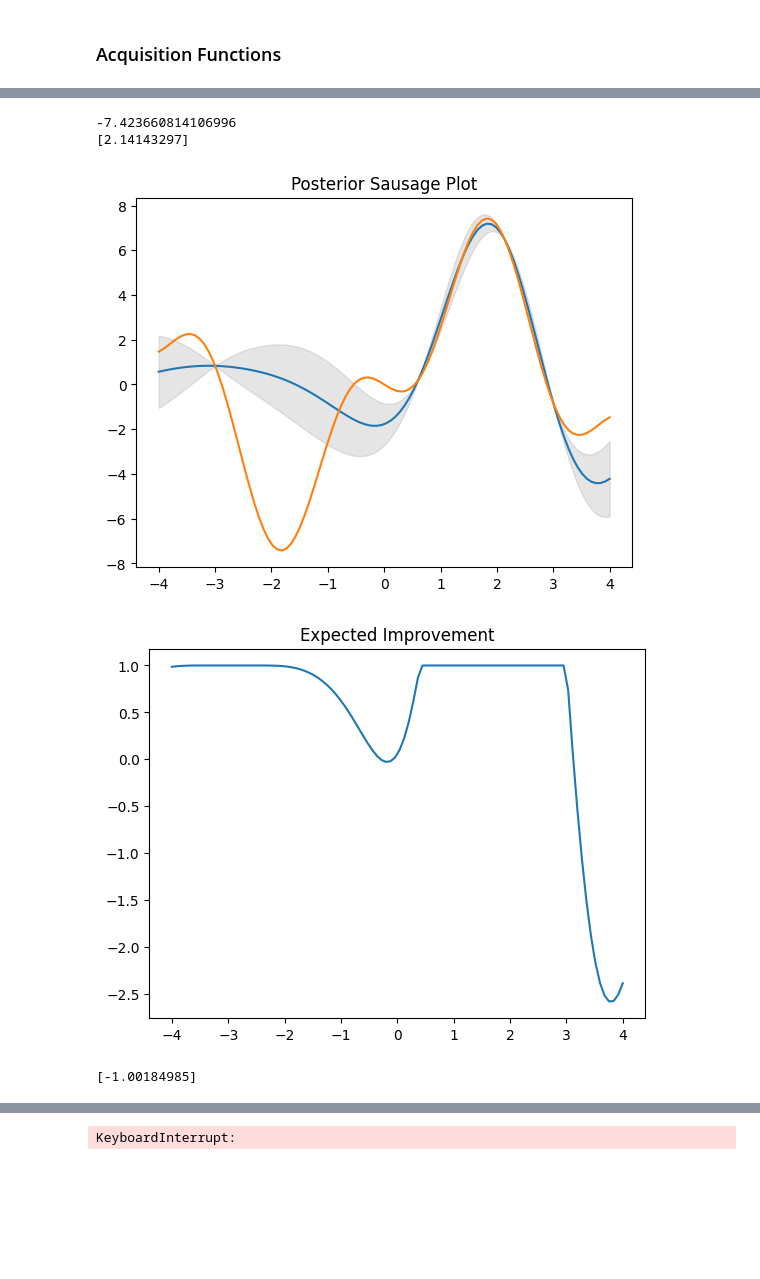
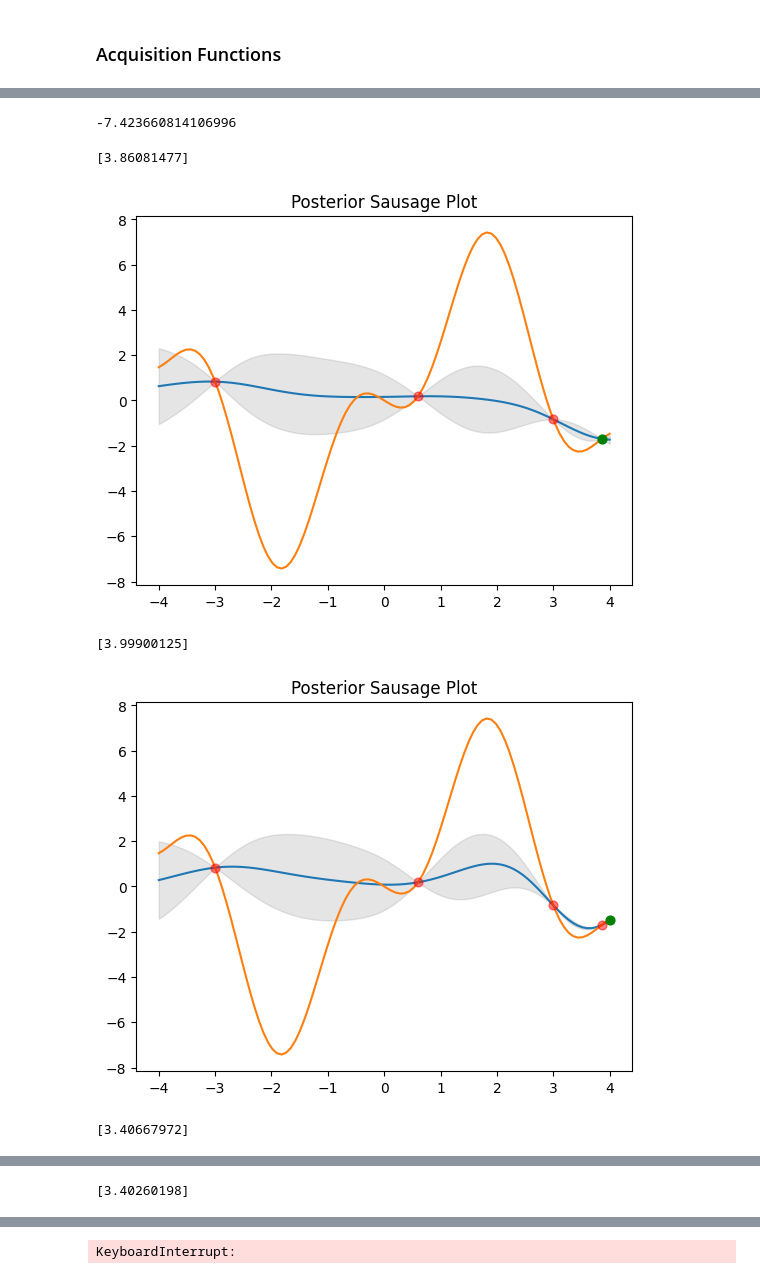
Before and after one commit to Stebbet/GaussianProcess, a Jupyter notebook: sample.ipynb, the cells around one changed output, grey strips where cells are left out. Drawn from its saved outputs; the diff is of its cells as text; code cells hidden in the pictures; blank space fills up the shorter version.

```diff
--- a/sample.ipynb
+++ b/sample.ipynb
@@ -73,7 +73,7 @@ plt.show()
 
 num_functions = 50
 
-def sample_posterior(X_, X, y):
+def fit_posterior(X_, X, y):
     K_X_X = create_kernel(X_, X)
     K_XX = create_kernel(X, X)
     K_X_X_ = create_kernel(X_, X_)
@@ -82,8 +82,10 @@ def sample_posterior(X_, X, y):
     mu = K_X_X @ np.linalg.inv(K_XX) @ y
     sigma = K_X_X_ - K_X_X @ np.linalg.inv(K_XX) @ K_XX_
 
-    function = np.random.multivariate_normal(mu, sigma)
-    return function
+    return mu, sigma
+
+def sample_posterior(mu, sigma, num_functions=50):
+    return np.random.multivariate_normal(mu, sigma, num_functions)
 
 
 X = torch.linspace(-4, 4, 100)
@@ -91,12 +93,11 @@ train_X = torch.tensor(np.array([-3, 0.6, 3.]))
 train_Y = np.array([true_function(i.item()) for i in train_X])
 print(train_Y)
 
-posterior_samples = torch.zeros(num_functions, X.shape[0])
+mu, sigma = fit_posterior(X, train_X, train_Y)
+posterior_samples = torch.as_tensor(sample_posterior(mu, sigma, num_functions=num_functions))
 
-for i, f in enumerate(functions):
-    posterior_samples[i] = torch.as_tensor(sample_posterior(X, train_X, train_Y))
-    plt.plot(X, posterior_samples[i])
-
+for i in posterior_samples:
+    plt.plot(X, i, c='k', alpha=0.2)
 plt.scatter(train_X, train_Y, label="Training Data", c='r', s=50, zorder=posterior_samples.shape[0] + 1)
 plt.legend()
 plt.title("Posterior Samples")
@@ -159,9 +160,8 @@ def EI_opt(x, train_X, train_Y, f_best):
 
     # Make predictions
     num_functions = 100
-    posterior_samples = torch.zeros(num_functions, x.shape[0])
-    for i in range(num_functions):
-        posterior_samples[i] = torch.as_tensor(sample_posterior(x, train_X, train_Y))
+    mu_, sigma_ = fit_posterior(x, train_X, train_Y)
+    posterior_samples = torch.as_tensor(sample_posterior(mu_, sigma_, num_functions))
 
     mu = torch.mean(posterior_samples, dim=0)
     sigma = torch.std(posterior_samples, dim=0)
@@ -206,38 +206,39 @@ while FE < FE_MAX:
 
     regret.append(np.min(train_Y) - true_min)
 
     """
     Plot the new posterior distribution to see what's up
     """
-    posterior_samples = torch.zeros(num_functions, X.shape[0])
-    X = torch.linspace(-4, 4, 100)
-    for i in range(num_functions):
-        posterior_samples[i] = torch.as_tensor(sample_posterior(X, train_X, train_Y))
+    mu_, sigma_ = fit_posterior(X, train_X, train_Y)
+    posterior_samples = torch.as_tensor(sample_posterior(mu_, sigma_, num_functions=50))
 
     mu = torch.mean(posterior_samples, dim=0)
     sigma = torch.std(posterior_samples, dim=0)
 
     plt.title("Posterior Sausage Plot")
     plt.plot(X, mu, label='Posterior Mean')
     plt.plot(X, true_function(X), label='True Function')
+    plt.scatter(train_X[:-1], train_Y[:-1], label="Training Data", c='r', s=40, alpha=.5, zorder=posterior_samples.shape[0] + 1)
+    plt.scatter(train_X[-1], train_Y[-1], label="New Training Data", c='g', s=40, zorder=posterior_samples.shape[0] + 1)
     plt.fill_between(
         X,
         mu - 2 * sigma,
         mu + 2 * sigma,
         alpha=0.2,
         color='grey',
         label='95% confidence interval'
     )
     plt.show()
     FE += 1
 
 plt.plot(regret)
 plt.xlabel('Iteration')
 plt.ylabel('Regret')
 plt.show()
 # %% [output]
 -7.423660814106996
-[2.14143297]
+[3.86081477]
-[figure, old version]
+[figure, new version]
+[3.99900125]
-[figure, old version]
+[figure, new version]
-[-1.00184985]
+[3.40667972]
@@ -244,0 +246 @@ plt.show()
+[3.40260198]
@@ -246 +248 @@ plt.show()
-KeyboardInterrupt:
+KeyboardInterrupt:
```
Also changed, not shown: parts of 5 cells of this notebook.
